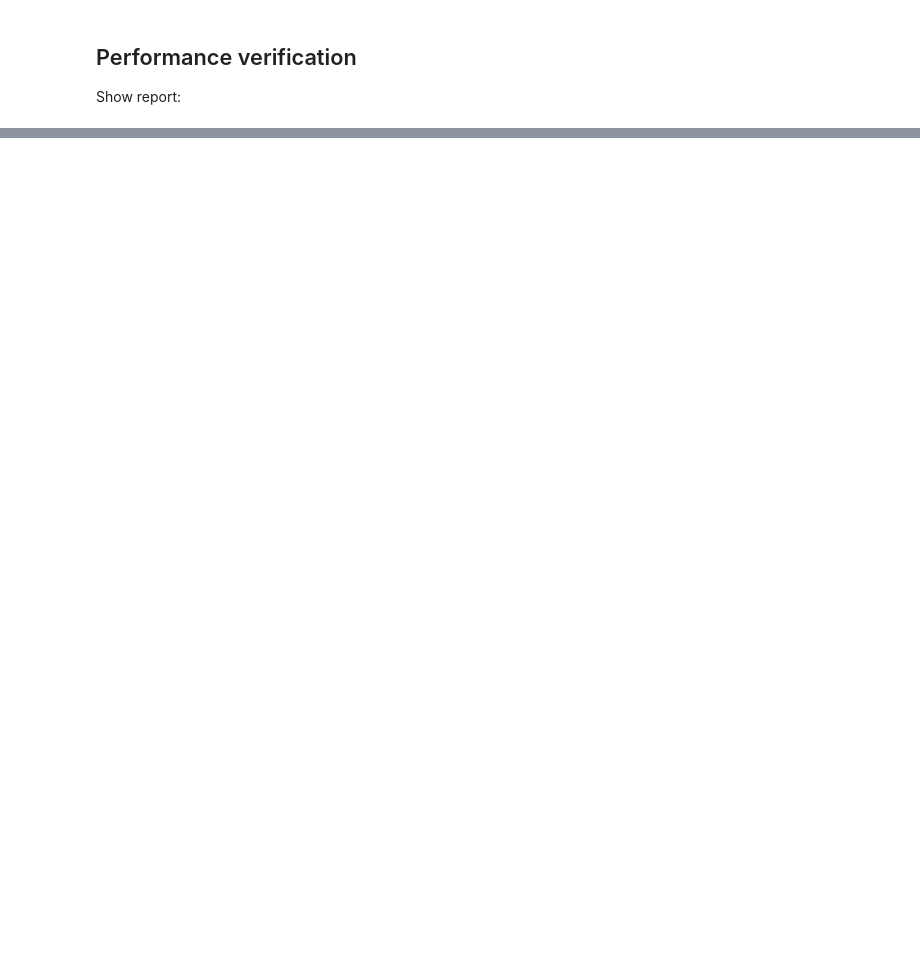
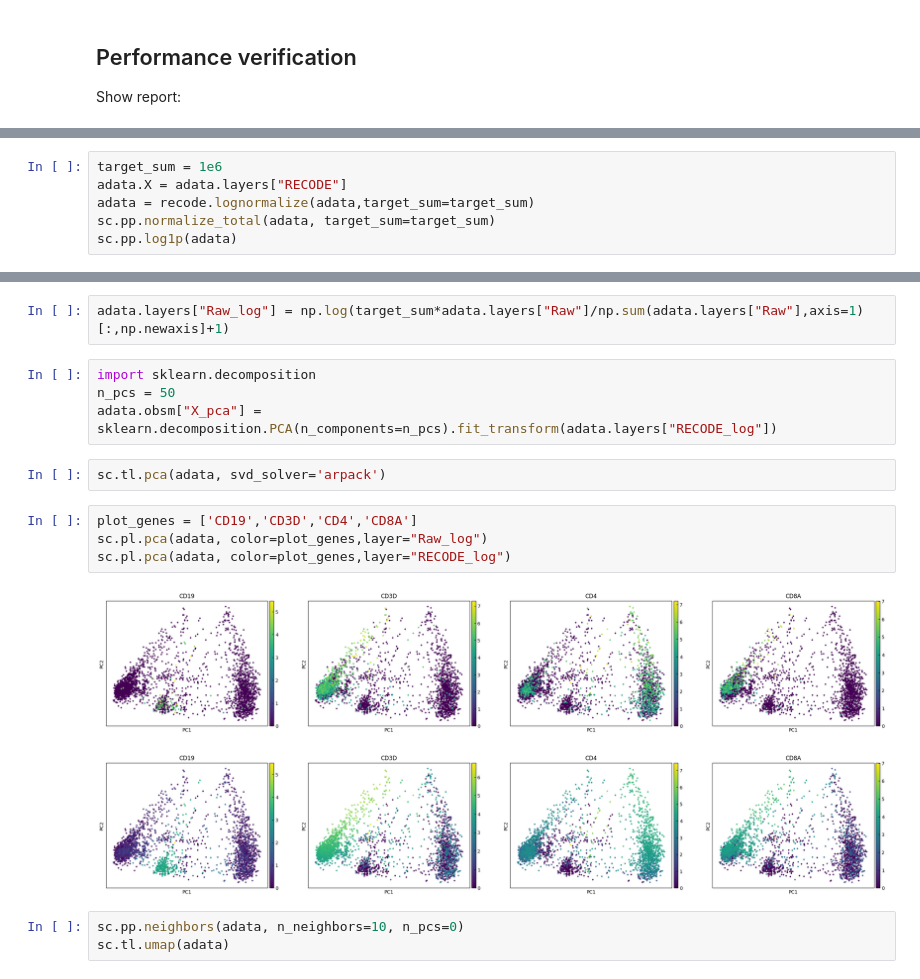
Before and after one commit to yusuke-imoto-lab/RECODE, a Jupyter notebook: python/sphinx/Tutorials/Tutorial_Multiome.ipynb, the cells around one changed output, grey strips where cells are left out. Cells and saved outputs as stored; diff of their text form; blank space fills up the shorter version.

```diff
--- a/python/sphinx/Tutorials/Tutorial_Multiome.ipynb
+++ b/python/sphinx/Tutorials/Tutorial_Multiome.ipynb
@@ -54,0 +58,6 @@ recode.report()
+# %%
+target_sum = 1e6
+adata.X = adata.layers["RECODE"]
+adata = recode.lognormalize(adata,target_sum=target_sum)
+sc.pp.normalize_total(adata, target_sum=target_sum)
+sc.pp.log1p(adata)
@@ -54,0 +66,18 @@ recode.report()
+# %%
+adata.layers["Raw_log"] = np.log(target_sum*adata.layers["Raw"]/np.sum(adata.layers["Raw"],axis=1)[:,np.newaxis]+1)
+# %%
+import sklearn.decomposition
+n_pcs = 50
+adata.obsm["X_pca"] = sklearn.decomposition.PCA(n_components=n_pcs).fit_transform(adata.layers["RECODE_log"])
+# %%
+sc.tl.pca(adata, svd_solver='arpack')
+# %%
+plot_genes = ['CD19','CD3D','CD4','CD8A']
+sc.pl.pca(adata, color=plot_genes,layer="Raw_log")
+sc.pl.pca(adata, color=plot_genes,layer="RECODE_log")
+# %% [output]
+[figure, added]
+[figure, added]
+# %%
+sc.pp.neighbors(adata, n_neighbors=10, n_pcs=0)
+sc.tl.umap(adata)
```
Also changed, not shown: parts of 8 cells of this notebook, 1 other file.
